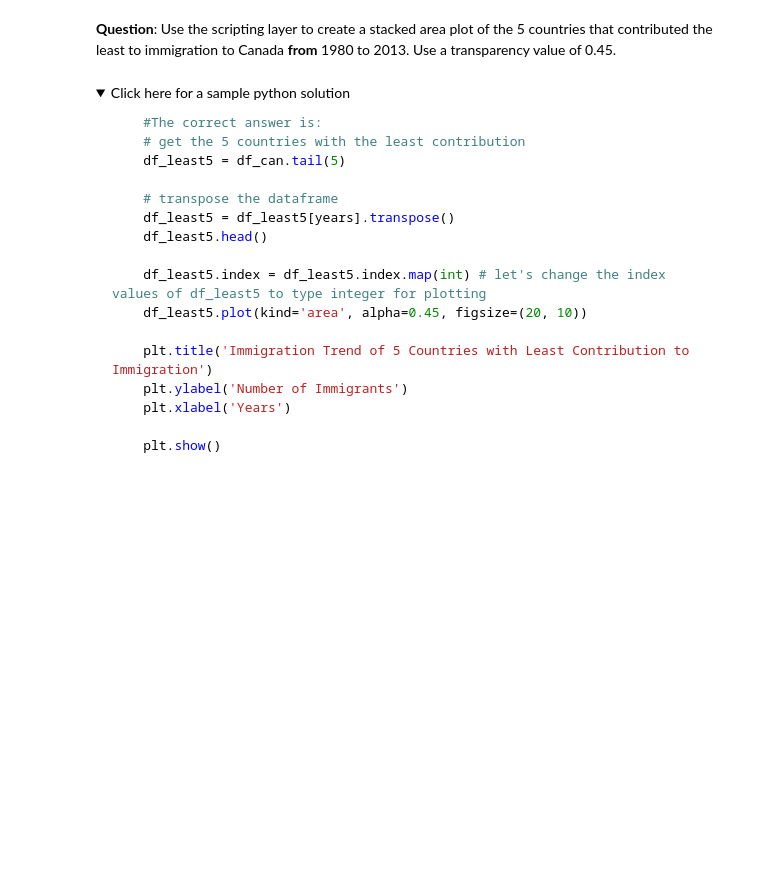
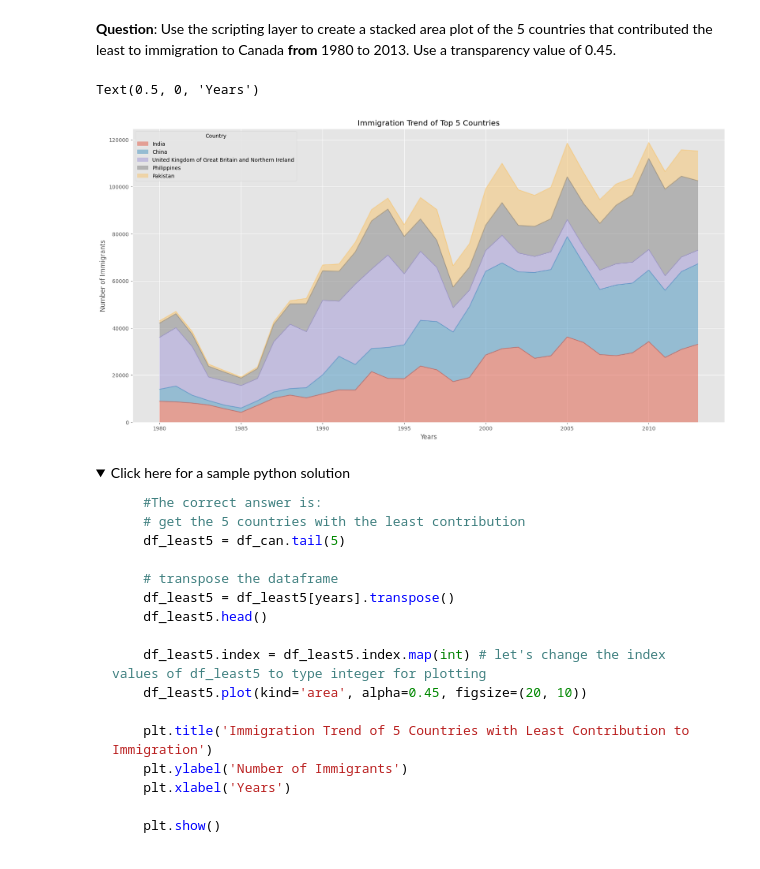
Before and after one commit to ifeoluwajohn234/Ibm_data_science, a Jupyter notebook: histogram_barchart_area_chart.ipynb, the cells around one changed output. Drawn from its saved outputs; the diff is of its cells as text; code cells hidden in the pictures; folded sections open; blank space fills up the shorter version.

```diff
--- a/histogram_barchart_area_chart.ipynb
+++ b/histogram_barchart_area_chart.ipynb
@@ -288,3 +296,13 @@ ax.set_xlabel('Years')
+# %%
+### type your answer here
+ax = df_top5.plot(kind='area', alpha=0.45, figsize=(20, 10))
+
+ax.set_title('Immigration Trend of Top 5 Countries')
+ax.set_ylabel('Number of Immigrants')
+ax.set_xlabel('Years')
+# %% [output]
+Text(0.5, 0, 'Years')
+[figure, added]
 # %% [markdown]
 <details><summary>Click here for a sample python solution</summary>
 
```
Also changed, not shown: parts of 27 cells of this notebook.
